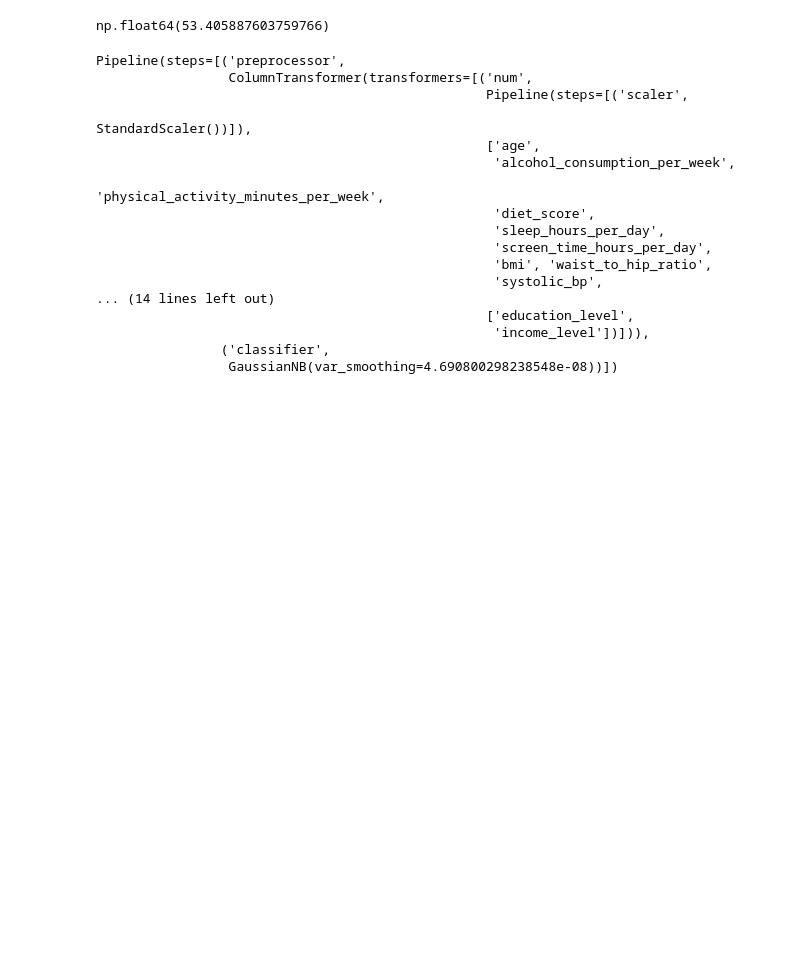
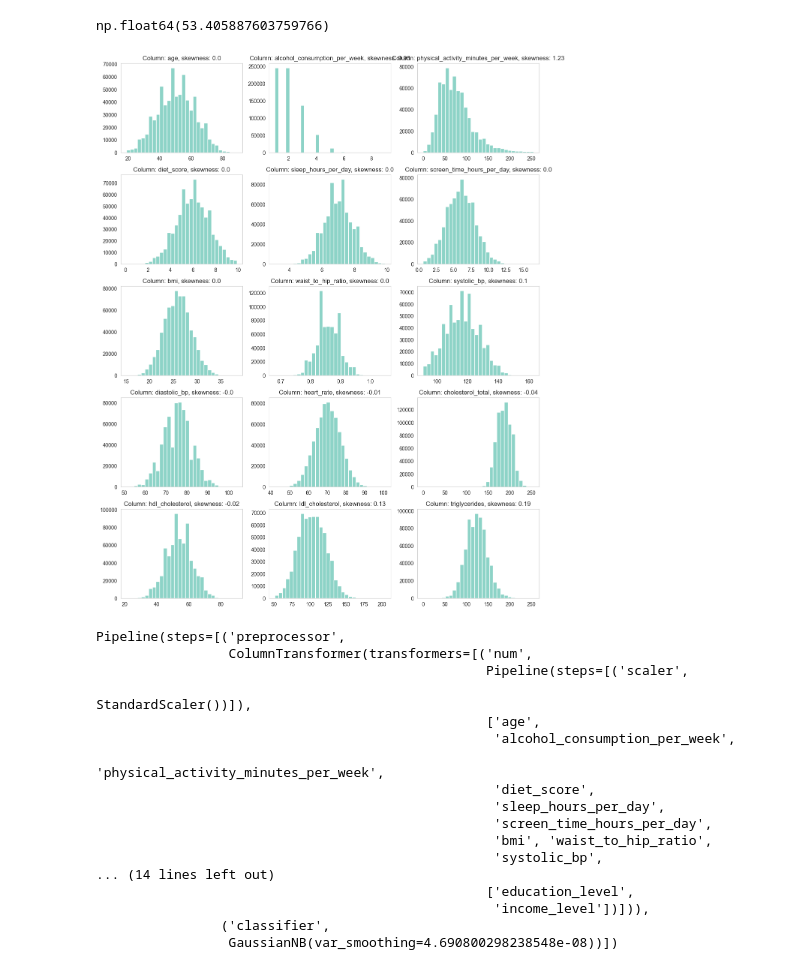
Before and after one commit to KevinShindel/MachineLearning, a Jupyter notebook: Kaggle/Challenges/Diabetes Prediction Challenge.ipynb, the cells around one changed output. Saved outputs shown, nothing was run; the diff lists cells and outputs as text; code cells hidden in the pictures; blank space fills up the shorter version.

```diff
--- a/Kaggle/Challenges/Diabetes Prediction Challenge.ipynb
+++ b/Kaggle/Challenges/Diabetes Prediction Challenge.ipynb
@@ -32,3 +20,5 @@ from sklearn.ensemble import VotingClassifier
+# %%
+sns.set_style('whitegrid')
 # %%
 dtype={
                         'age': np.float16,
@@ -51,8 +41,8 @@ dtype={
                         'cardiovascular_history': np.bool_,
                     }
 
-train = pd.read_csv('./data/diabetes/train.csv', index_col='id', dtype=dtype)
-test = pd.read_csv('./data/diabetes/test.csv', index_col='id', dtype=dtype)
+train = pd.read_csv('./data/diabetes/train.zip', index_col='id', dtype=dtype)
+test = pd.read_csv('./data/diabetes/test.zip', index_col='id', dtype=dtype)
 # %%
 train.dtypes
 # %% [output]
@@ -82,6 +72,30 @@ numerical_columns = train.select_dtypes(include=[np.number]).columns.tolist()
 numerical_columns.remove('diagnosed_diabetes')
 one_hot_columns = ['ethnicity', 'smoking_status', 'employment_status']
 categorical_columns = ['education_level', 'income_level']
+# %%
+import math
+
+ncols = 3
+n = len(numerical_columns)
+nrows = math.ceil(n / ncols)
+
+fig, axes = plt.subplots(nrows=nrows, ncols=ncols, figsize=(4*ncols, 3*nrows))
+axes = axes.ravel()  # flatten to 1D indexing
+
+for idx, col in enumerate(numerical_columns):
+    ax = axes[idx]
+    ax.hist(train[col].dropna(), bins=30)
+    ax.set_title(f'Column: {col}, skewness: {np.round(train[col].skew(), 2)}')
+    ax.grid(False)
+
+# turn off any unused axes (when n is not a multiple of ncols)
+for j in range(n, nrows * ncols):
+    axes[j].axis("off")
+
+plt.tight_layout()
+plt.show()
+# %% [output]
+[figure, added]
 # %%
 X, y = train.drop('diagnosed_diabetes', axis=1), train['diagnosed_diabetes']
 X_train, X_valid, y_train, y_valid = train_test_split(X, y, test_size=0.2, stratify=y, random_state=42)
```
Also changed, not shown: parts of 2 cells of this notebook, 10 other files.
